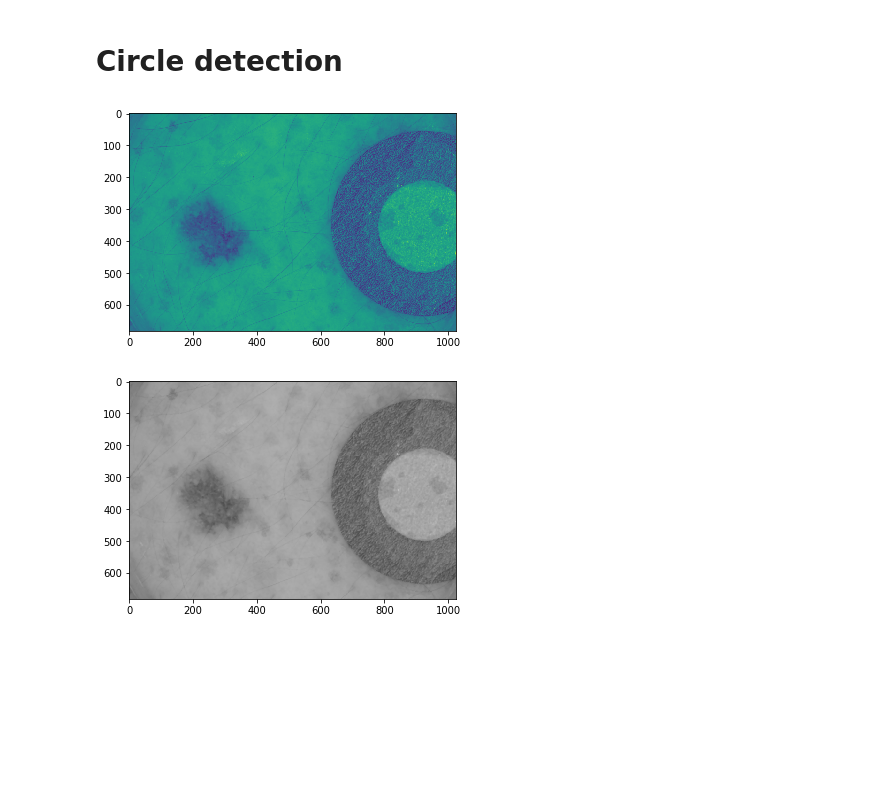
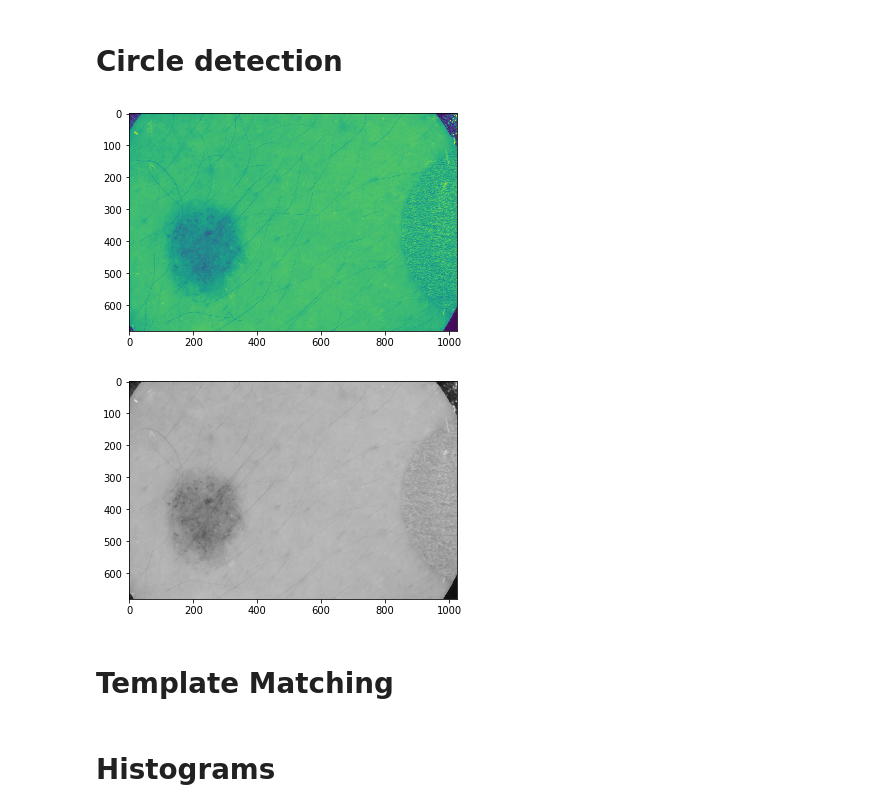
Before and after one commit to AkshayShetty2618/ISM, a Jupyter notebook: Image_PreProcessing.ipynb, the cells around one changed output. Saved outputs shown, nothing was run; the diff lists cells and outputs as text; code cells hidden in the pictures; blank space fills up the shorter version.

```diff
--- a/Image_PreProcessing.ipynb
+++ b/Image_PreProcessing.ipynb
@@ -85,19 +60,19 @@ import cv2
 import numpy as np
 import matplotlib.pyplot as plt
 # %%
-imPath=r'F:\TUhh\Sem 5\Project\practice\circ2.jpg'
+imPath=r'F:\TUhh\Sem 5\Project\practice\circ3.jpg'
 im = cv2.imread(imPath)
-gray =cv2.cvtColor(im,cv2.COLOR_RGB2GRAY)
+gray =cv2.cvtColor(im,cv2.COLOR_BGR2GRAY)
 plt.imshow(gray)
 plt.show()
 # %% [output]
-[figure, old version]
+[figure, new version]
 # %%
 img = cv2.medianBlur(gray,5)
 cimg = cv2.cvtColor(img,cv2.COLOR_GRAY2BGR)
 plt.imshow(cimg)
 plt.show()
 # %% [output]
-[figure, old version]
+[figure, new version]
 # %%
 circles = cv2.HoughCircles(img,cv2.HOUGH_GRADIENT,1,20,
@@ -111,3 +86,5 @@ for i in circles[0,:]:
 cv2.imshow('detected circles',cimg)
 cv2.waitKey(0)
 cv2.destroyAllWindows()
+# %% [markdown]
+# Template Matching
@@ -113,0 +118,2 @@ cv2.destroyAllWindows()
+# %% [markdown]
+# Histograms
```
Also changed, not shown: parts of 53 cells of this notebook.
